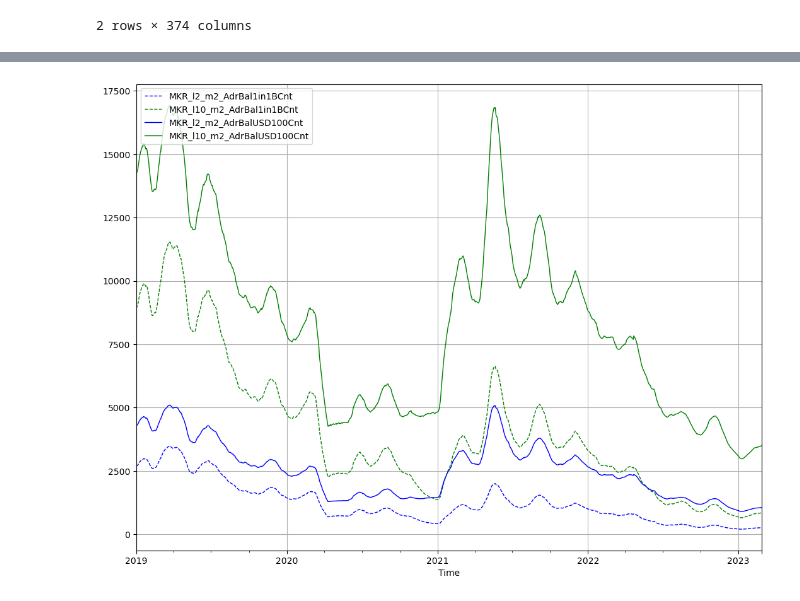
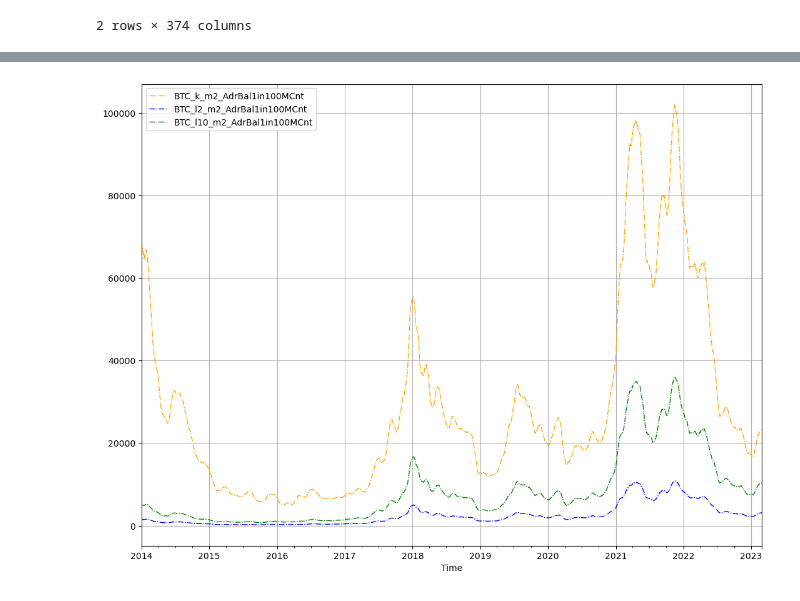
Before and after one commit to bekisz/chain-intelligence, a Jupyter notebook: wallets.ipynb, the cells around one changed output, grey strips where cells are left out. Cells and saved outputs as stored; diff of their text form; code cells hidden in the pictures.

Commit message:
Bottom an Top Bubble BTC price based on Wallet Adresses

```diff
--- a/wallets.ipynb
+++ b/wallets.ipynb
@@ -1,8 +1,8 @@
 # %%
 
-fromDate = '2019-01-01'
+fromDate = '2014-01-01'
 # metrics = ['AdrBal1in10BCnt','AdrBal1in1BCnt', 'AdrBal1in100MCnt', 'AdrBal1in10MCnt']
-metrics = ['AdrBal1in1BCnt', 'AdrBalUSD100Cnt']
+metrics = ['AdrBal1in100MCnt']
 #metrics = ['AdrBal1in100MCnt', 'AdrBal1in10MCnt']
 #metrics = ['AdrBalUSD100Cnt', 'AdrBalUSD1KCnt','AdrBalUSD10KCnt']
 #metrics = ['AdrBalUSD10KCnt']
@@ -22,7 +22,7 @@ metrics = ['AdrBal1in1BCnt', 'AdrBalUSD100Cnt']
 # coins = ['ETH','ETC','LTC', 'BTC', "DOGE", 'ADA', 'LINK','ZEC']
 
 # BTC
-coins = [ 'MKR']
+coins = [ 'BTC']
 
 # Payment
 # coins = ['XRP','XLM','ALGO']
@@ -214,26 +214,26 @@ df.tail(2)
 # %%
 # metric = 'AdrBal1in1BCnt'
 #coins = ['BTC','LTC']
 import numpy as np
 for metric in metrics:
     for coin in coins:
-        df.loc(axis=1)[coin + '_k_m2'+ metric] = 1000*coin_max_supply[coin]* df.loc(axis=1)[coin + '_Price_m2']/(df.loc(axis=1)[coin + '_'+metric]*df.loc(axis=1)[coin + '_'+metric])
+        df.loc(axis=1)[coin + '_k_m2'+ metric] = 1000*1000*coin_max_supply[coin]* df.loc(axis=1)[coin + '_Price_m2']/(df.loc(axis=1)[coin + '_'+metric]*df.loc(axis=1)[coin + '_'+metric])
         df.loc(axis=1)[coin + '_l2_m2'+ metric] = coin_max_supply[coin]* df.loc(axis=1)[coin + '_Price_m2']/(df.loc(axis=1)[coin + '_'+metric]*np.log2(df.loc(axis=1)[coin + '_'+metric]))
         df.loc(axis=1)[coin + '_l10_m2'+ metric] = coin_max_supply[coin]* df.loc(axis=1)[coin + '_Price_m2']/(df.loc(axis=1)[coin + '_'+metric]*np.log10(df.loc(axis=1)[coin + '_'+metric]))
 
         #    df.loc(axis=1)[coin + '_k_m2'] = df.loc(axis=1)[coin + '_CapMrktCurUSD_m2']/(df.loc(axis=1)[coin + '_'+metric]*df.loc(axis=1)[coin + '_'+metric])
 #    df.loc(axis=1)[coin + '_k_m2_mc'] = 21000000*df.loc(axis=1)[coin + '_Price_m2']/(df.loc(axis=1)[coin + '_'+metric]*df.loc(axis=1)[coin + '_'+metric])
 for metric in metrics:
     for coin in coins:
-        # df[coin + '_k_m2'+ metric].plot(c=coin_colors[coin],label=coin + '_k_m2_'+ metric,linewidth=1, ls = metric_linestyles[metric])
+        df[coin + '_k_m2'+ metric].plot(c=coin_colors[coin],label=coin + '_k_m2_'+ metric,linewidth=1, ls = metric_linestyles[metric])
         df[coin + '_l2_m2'+ metric].plot(c='b',label=coin + '_l2_m2_'+ metric,linewidth=1, ls = metric_linestyles[metric])
         df[coin + '_l10_m2'+ metric].plot(c='g',label=coin + '_l10_m2_'+ metric,linewidth=1, ls = metric_linestyles[metric])
 
         #    df[coin + '_k_m2_mc'].plot(c=coin_colors[coin],label=coin + '_k_m2_mc',linewidth=2)
 F = plt.gcf()
 plt.grid()
 plt.legend(loc='upper left')
 #plt.ylim((0,20000))
 F.set_size_inches( (DefaultSize[0]*2, DefaultSize[1]*2) )
 # %% [output]
-[figure, old version]
+[figure, new version]
```
Also changed, not shown: parts of 4 cells of this notebook, 6 other files.
